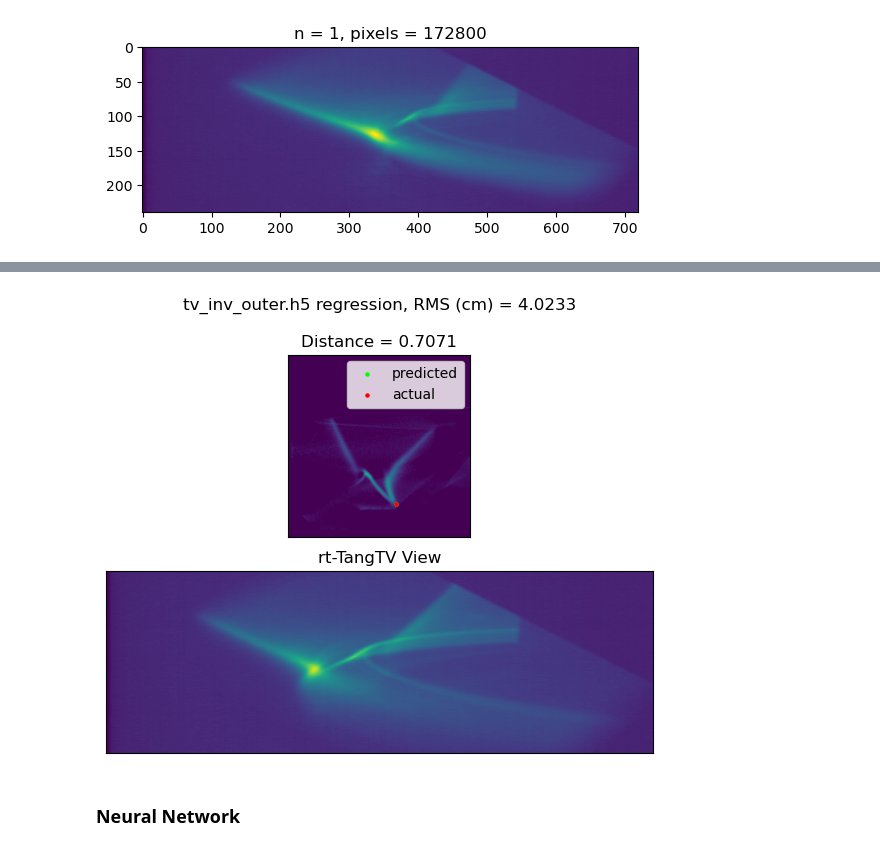
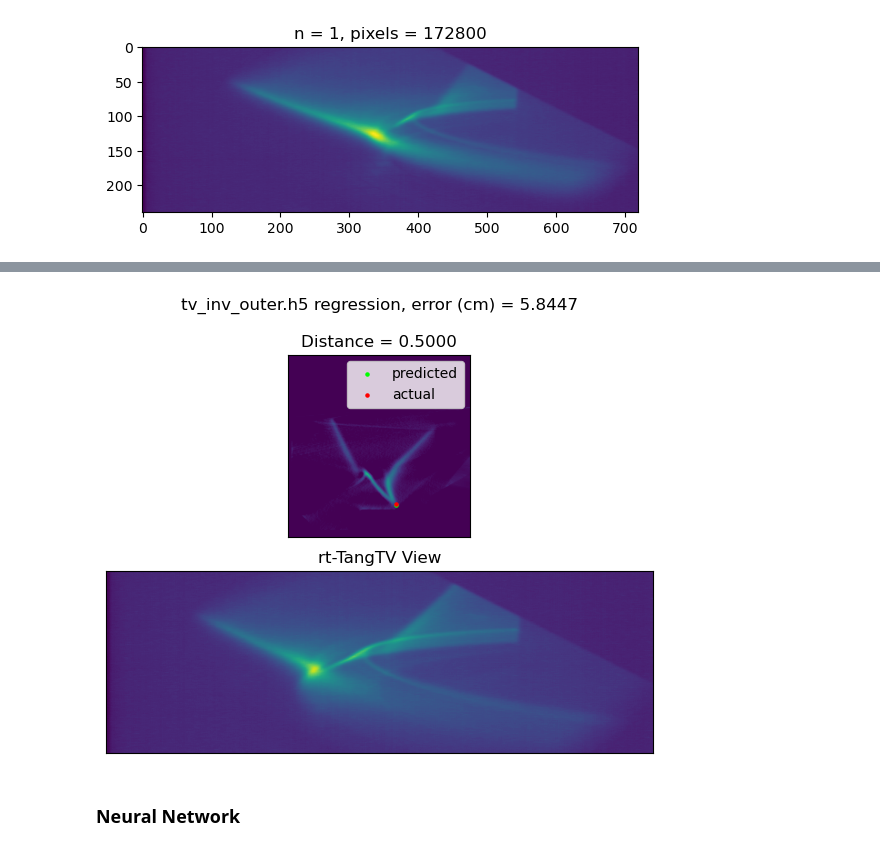
Before and after one commit to PlasmaControl/plasma-tv, a Jupyter notebook: get_coordinates/neural_tv.ipynb, the cells around one changed output, grey strips where cells are left out. Cells and saved outputs as stored; diff of their text form; code cells hidden in the pictures.

```diff
--- a/get_coordinates/neural_tv.ipynb
+++ b/get_coordinates/neural_tv.ipynb
@@ -186,13 +186,12 @@ flatten = lambda x : x.reshape(len(x), -1)
 def regr_scoring(X_train, X_test, y_train, y_test):
     regr = LinearRegression()
     regr.fit(X_train, y_train)
-    r_sq = regr.score(X_test, y_test)
     r_predict = regr.predict(X_test)
     real_predict = np.array([radii[np.round(r_predict[:,0]).astype(int)],elevation[np.round(r_predict[:,1]).astype(int)]]).T * 100 # from meter to cm (dimension is n x 2)
     real_y = np.array([radii[np.round(y_test[:,0]).astype(int)],elevation[np.round(y_test[:,1]).astype(int)]]).T * 100
     dist = np.linalg.norm(real_predict - real_y, axis=1)
-    rms = np.sqrt(np.square(real_predict - real_y).mean())
-    return r_predict, r_sq, dist, rms
+    z_err = np.abs(real_predict[:,1] - real_y[:,1])
+    return r_predict, dist, z_err
 # %%
 downsamples = range(1,10)
 numpixel_array = []
@@ -282,7 +276,7 @@ points_test_reshape = flatten(points_test)
 
 numpixel = vid_train_down_reshape.shape[1]
 
-r_predict, r_sq, dist, rms = regr_scoring(vid_train_down_reshape, vid_test_down_reshape, points_train_reshape, points_test_reshape)
+r_predict, r_sq, dist, rms, z_err = regr_scoring(vid_train_down_reshape, vid_test_down_reshape, points_train_reshape, points_test_reshape)
 
 print(r_sq)
 print(f"RMS (cm) : {rms}")
@@ -294,37 +329,37 @@ fig, (ax, bx) = plt.subplots(2,1)
 
 # Create scatter plots
 inv_plot = ax.imshow(inverted_test[0], origin='lower')
 scat_pred = ax.scatter([], [], c='lime', s = 5, label='predicted')
 scat_actual = ax.scatter([], [], c='red', s = 5, label='actual')
 vid_plot = bx.imshow(vid_test[0])
-distance = ax.set_title(f"Distance = {dist[0]:.4f}")
+distance = ax.set_title(f"Distance = {z_err[0]:.4f}")
 # ax.set_xlim([1,2])
 # ax.set_ylim([-1.4,-.4])
 ax.legend()
 ax.set_title("Inverted View")
 bx.set_title("rt-TangTV View")
 ax.set_xticks([])
 ax.set_yticks([])
 bx.set_xticks([])
 bx.set_yticks([])
-fig.suptitle(f"{file_name} regression, RMS (cm) = {rms:.4f}")
+fig.suptitle(f"{file_name} regression, error (cm) = {np.sqrt(np.square(z_err).mean()):.4f}")
 plt.tight_layout()
 
 def update(num):
     x, y = r_predict[num]
     a, b = points_test_reshape[num]
     inv_plot.set_data(inverted_test[num])
     scat_pred.set_offsets((x, y))
     scat_actual.set_offsets((a, b))
     vid_plot.set_data(vid_test[num])
-    distance.set_text(f"Distance = {dist[num]:.4f}")
+    distance.set_text(f"Distance = {z_err[num]:.4f}")
     return inv_plot, scat_pred, scat_actual, vid_plot
 
 FFwriter = animation.FFMpegWriter(fps=60)
 ani = animation.FuncAnimation(fig, update, frames=tqdm(range(len(r_predict))), interval=20, blit=True)
 ani.save('regress.mp4', writer=FFwriter)
 # %% [output]
-[figure, old version]
+[figure, new version]
 # %% [markdown]
 ### Neural Network
 # %%
```
Also changed, not shown: parts of 13 cells of this notebook.
